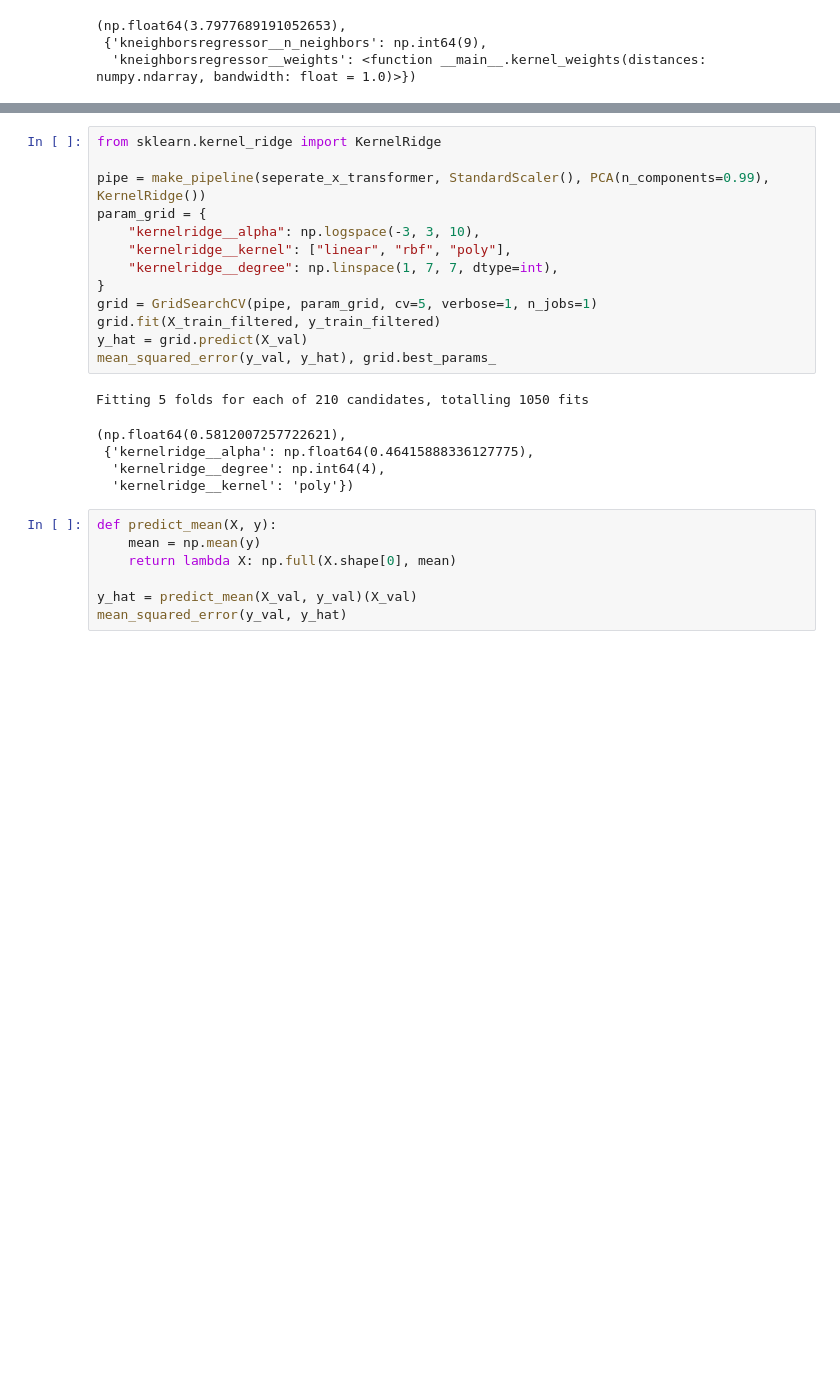
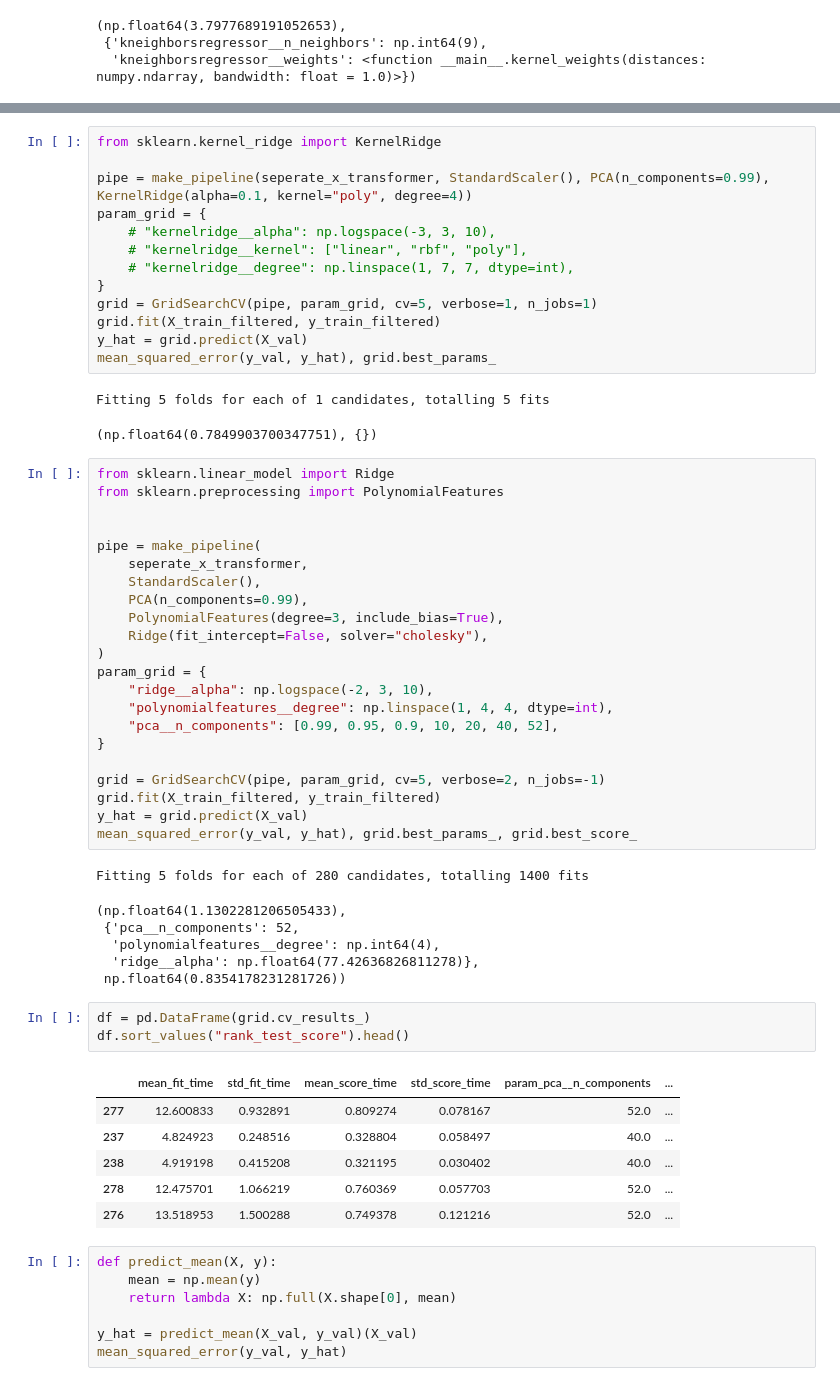
Before and after one commit to AlbinLind/Data-Science-Methodology, a Jupyter notebook: week 5/DSM_assignment3.ipynb, the cells around one changed output, grey strips where cells are left out. Saved outputs shown, nothing was run; the diff lists cells and outputs as text; blank space fills up the shorter version.

```diff
--- a/week 5/DSM_assignment3.ipynb
+++ b/week 5/DSM_assignment3.ipynb
@@ -246,22 +246,58 @@ pd.DataFrame(grid.cv_results_).sort_values("rank_test_score").head()
 # %%
 from sklearn.kernel_ridge import KernelRidge
 
-pipe = make_pipeline(seperate_x_transformer, StandardScaler(), PCA(n_components=0.99), KernelRidge())
+pipe = make_pipeline(seperate_x_transformer, StandardScaler(), PCA(n_components=0.99), KernelRidge(alpha=0.1, kernel="poly", degree=4))
 param_grid = {
-    "kernelridge__alpha": np.logspace(-3, 3, 10),
-    "kernelridge__kernel": ["linear", "rbf", "poly"],
-    "kernelridge__degree": np.linspace(1, 7, 7, dtype=int),
+    # "kernelridge__alpha": np.logspace(-3, 3, 10),
+    # "kernelridge__kernel": ["linear", "rbf", "poly"],
+    # "kernelridge__degree": np.linspace(1, 7, 7, dtype=int),
 }
 grid = GridSearchCV(pipe, param_grid, cv=5, verbose=1, n_jobs=1)
 grid.fit(X_train_filtered, y_train_filtered)
 y_hat = grid.predict(X_val)
 mean_squared_error(y_val, y_hat), grid.best_params_
 # %% [output]
-Fitting 5 folds for each of 210 candidates, totalling 1050 fits
+Fitting 5 folds for each of 1 candidates, totalling 5 fits
-(np.float64(0.5812007257722621),
- {'kernelridge__alpha': np.float64(0.46415888336127775),
-  'kernelridge__degree': np.int64(4),
-  'kernelridge__kernel': 'poly'})
+(np.float64(0.7849903700347751), {})
+# %%
+from sklearn.linear_model import Ridge
+from sklearn.preprocessing import PolynomialFeatures
+
+
+pipe = make_pipeline(
+    seperate_x_transformer,
+    StandardScaler(),
+    PCA(n_components=0.99),
+    PolynomialFeatures(degree=3, include_bias=True),
+    Ridge(fit_intercept=False, solver="cholesky"),
+)
+param_grid = {
+    "ridge__alpha": np.logspace(-2, 3, 10),
+    "polynomialfeatures__degree": np.linspace(1, 4, 4, dtype=int),
+    "pca__n_components": [0.99, 0.95, 0.9, 10, 20, 40, 52],
+}
+
+grid = GridSearchCV(pipe, param_grid, cv=5, verbose=2, n_jobs=-1)
+grid.fit(X_train_filtered, y_train_filtered)
+y_hat = grid.predict(X_val)
+mean_squared_error(y_val, y_hat), grid.best_params_, grid.best_score_
+# %% [output]
+Fitting 5 folds for each of 280 candidates, totalling 1400 fits
+(np.float64(1.1302281206505433),
+ {'pca__n_components': 52,
+  'polynomialfeatures__degree': np.int64(4),
+  'ridge__alpha': np.float64(77.42636826811278)},
+ np.float64(0.8354178231281726))
+# %%
+df = pd.DataFrame(grid.cv_results_)
+df.sort_values("rank_test_score").head()
+# %% [output]
+|  | mean_fit_time | std_fit_time | mean_score_time | std_score_time | param_pca__n_components | ... |
+| 277 | 12.600833 | 0.932891 | 0.809274 | 0.078167 | 52.0 | ... |
+| 237 | 4.824923 | 0.248516 | 0.328804 | 0.058497 | 40.0 | ... |
+| 238 | 4.919198 | 0.415208 | 0.321195 | 0.030402 | 40.0 | ... |
+| 278 | 12.475701 | 1.066219 | 0.760369 | 0.057703 | 52.0 | ... |
+| 276 | 13.518953 | 1.500288 | 0.749378 | 0.121216 | 52.0 | ... |
 # %%
 def predict_mean(X, y):
     mean = np.mean(y)
```
Also changed, not shown: parts of 1 cell of this notebook.
